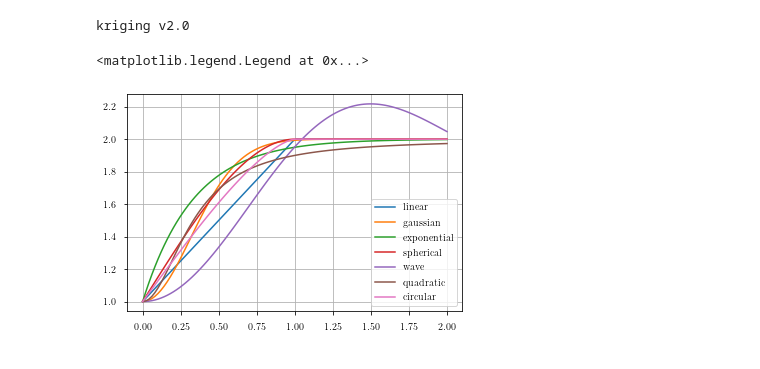
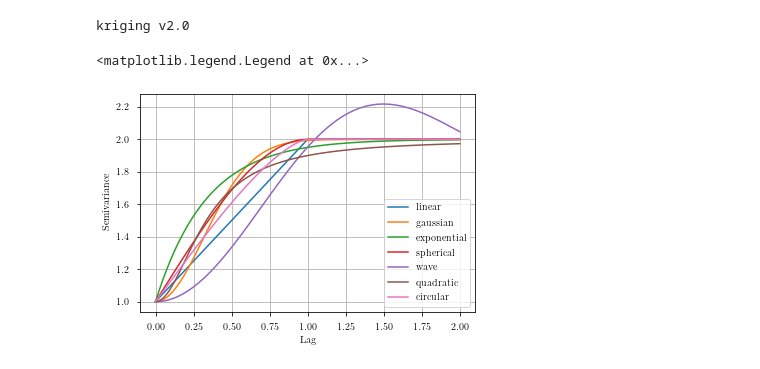
Before and after one commit to tvwenger/kriging, a Jupyter notebook: example/Semivariogram Models.ipynb, the cells around one changed output. Saved outputs shown, nothing was run; the diff lists cells and outputs as text; code cells hidden in the pictures.

```diff
--- a/example/Semivariogram Models.ipynb
+++ b/example/Semivariogram Models.ipynb
@@ -16,8 +16,10 @@ sill = 1.0
 # %%
 for key, model in kriging._MODELS.items():
     semivar = model([sill, range, nugget], lag)
     plt.plot(lag, semivar, label=key)
+plt.xlabel('Lag')
+plt.ylabel('Semivariance')
 plt.legend()
 # %% [output]
 <matplotlib.legend.Legend at 0x...>
-[figure, old version]
+[figure, new version]
```
Also changed, not shown: 10 other files.
